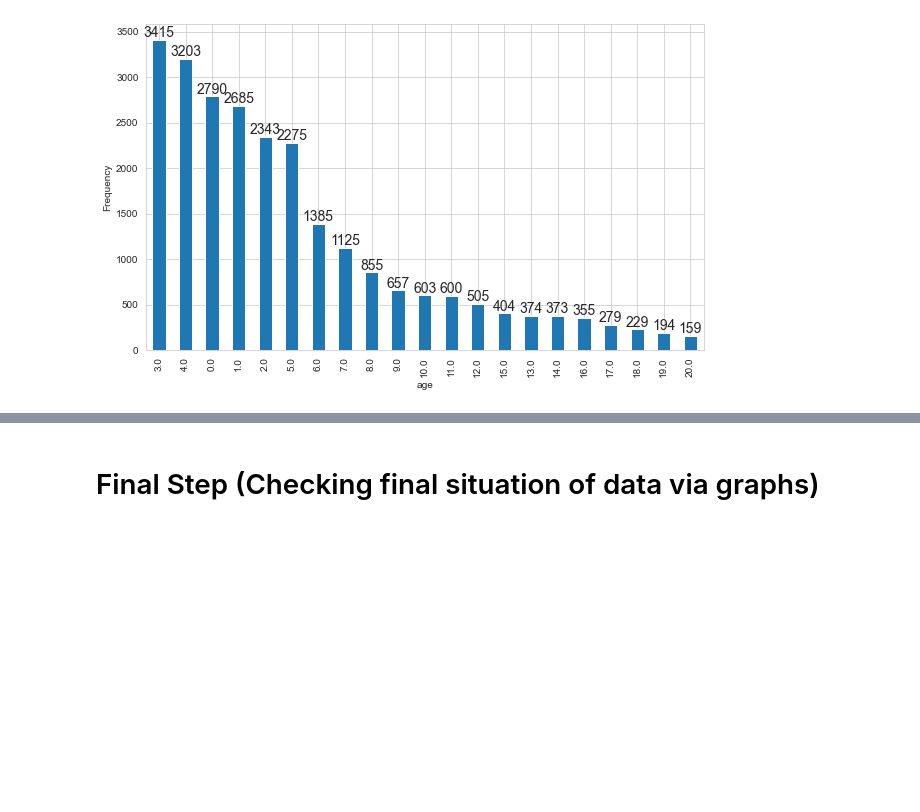
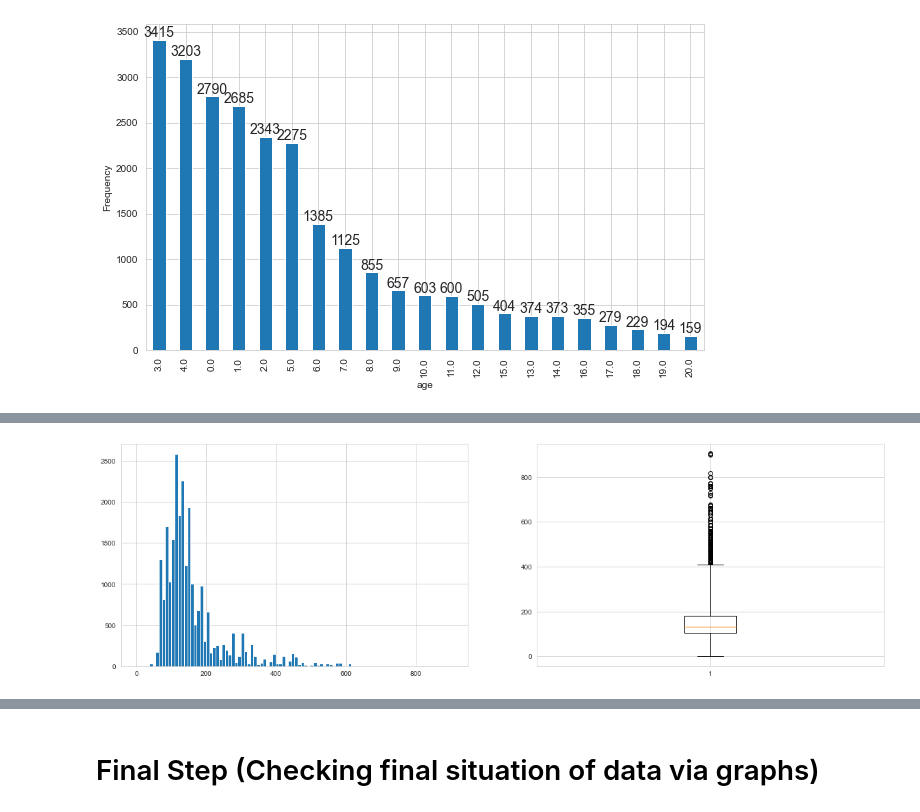
Before and after one commit to fermiyon/clarusway, a Jupyter notebook: autoscout/project_part_3_outliers.ipynb, the cells around one changed output, grey strips where cells are left out. Saved outputs shown, nothing was run; the diff lists cells and outputs as text; code cells hidden in the pictures; blank space fills up the shorter version.

```diff
--- a/autoscout/project_part_3_outliers.ipynb
+++ b/autoscout/project_part_3_outliers.ipynb
@@ -1276,0 +1341,4 @@ freq_bar(df.age)
+# %%
+show_hist_box(df.power_hp,bins=100)
+# %% [output]
+[figure, added]
```
Also changed, not shown: parts of 61 cells of this notebook, 1 other file.
